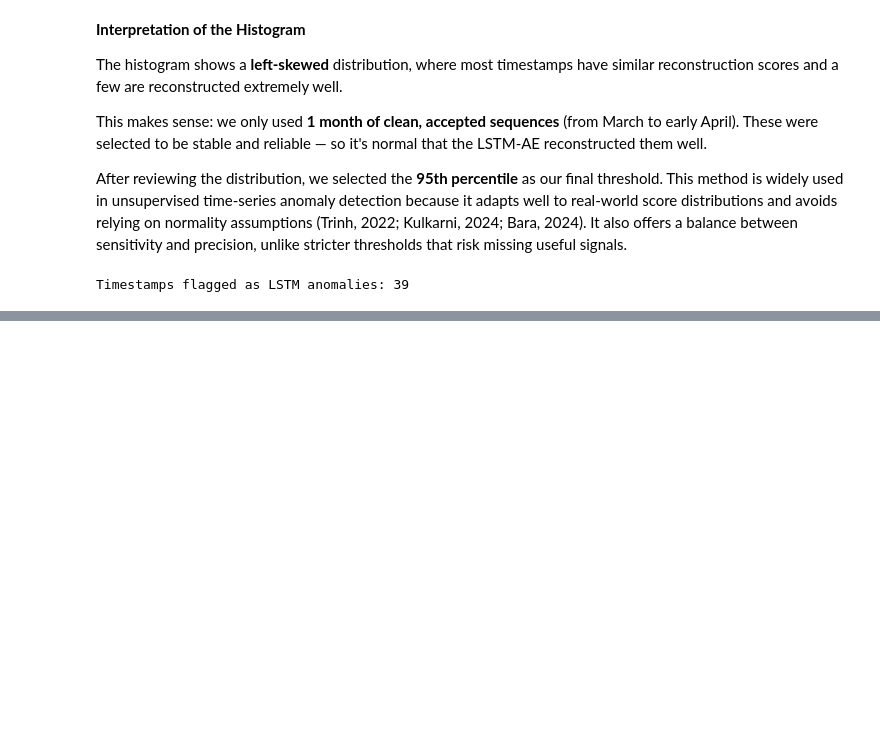
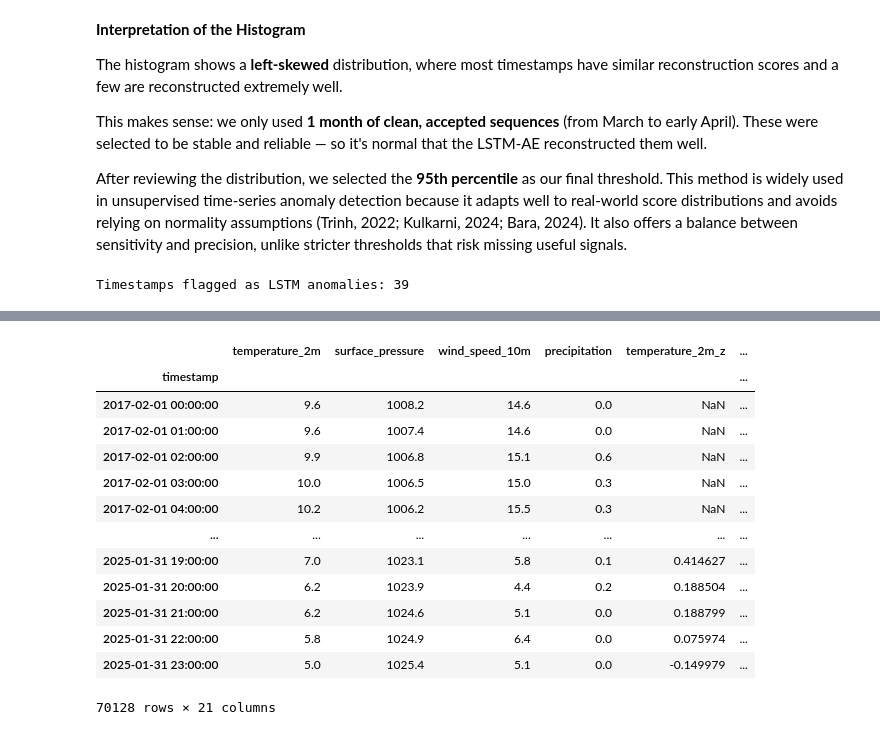
Before and after one commit to Jeremiah-Bachtin/comp1884-group6-weather-anomaly-detection-system, a Jupyter notebook: notebooks/notebook_jeremy_ETL_and_ML_v1.ipynb, the cells around one changed output, grey strips where cells are left out. Drawn from its saved outputs; the diff is of its cells as text; code cells hidden in the pictures; blank space fills up the shorter version.

```diff
--- a/notebooks/notebook_jeremy_ETL_and_ML_v1.ipynb
+++ b/notebooks/notebook_jeremy_ETL_and_ML_v1.ipynb
@@ -910,0 +1089,19 @@ Timestamps flagged as LSTM anomalies: 39
+# %%
+df_train.drop(columns=['pseudo_label'], inplace = True)
+# %%
+df_train
+# %% [output]
+|  | temperature_2m | surface_pressure | wind_speed_10m | precipitation | temperature_2m_z | ... |
+| timestamp |  |  |  |  |  | ... |
+| 2017-02-01 00:00:00 | 9.6 | 1008.2 | 14.6 | 0.0 | NaN | ... |
+| 2017-02-01 01:00:00 | 9.6 | 1007.4 | 14.6 | 0.0 | NaN | ... |
+| 2017-02-01 02:00:00 | 9.9 | 1006.8 | 15.1 | 0.6 | NaN | ... |
+| 2017-02-01 03:00:00 | 10.0 | 1006.5 | 15.0 | 0.3 | NaN | ... |
+| 2017-02-01 04:00:00 | 10.2 | 1006.2 | 15.5 | 0.3 | NaN | ... |
+| ... | ... | ... | ... | ... | ... | ... |
+| 2025-01-31 19:00:00 | 7.0 | 1023.1 | 5.8 | 0.1 | 0.414627 | ... |
+| 2025-01-31 20:00:00 | 6.2 | 1023.9 | 4.4 | 0.2 | 0.188504 | ... |
+| 2025-01-31 21:00:00 | 6.2 | 1024.6 | 5.1 | 0.0 | 0.188799 | ... |
+| 2025-01-31 22:00:00 | 5.8 | 1024.9 | 6.4 | 0.0 | 0.075974 | ... |
+| 2025-01-31 23:00:00 | 5.0 | 1025.4 | 5.1 | 0.0 | -0.149979 | ... |
+70128 rows × 21 columns
```
Also changed, not shown: parts of 22 cells of this notebook.
